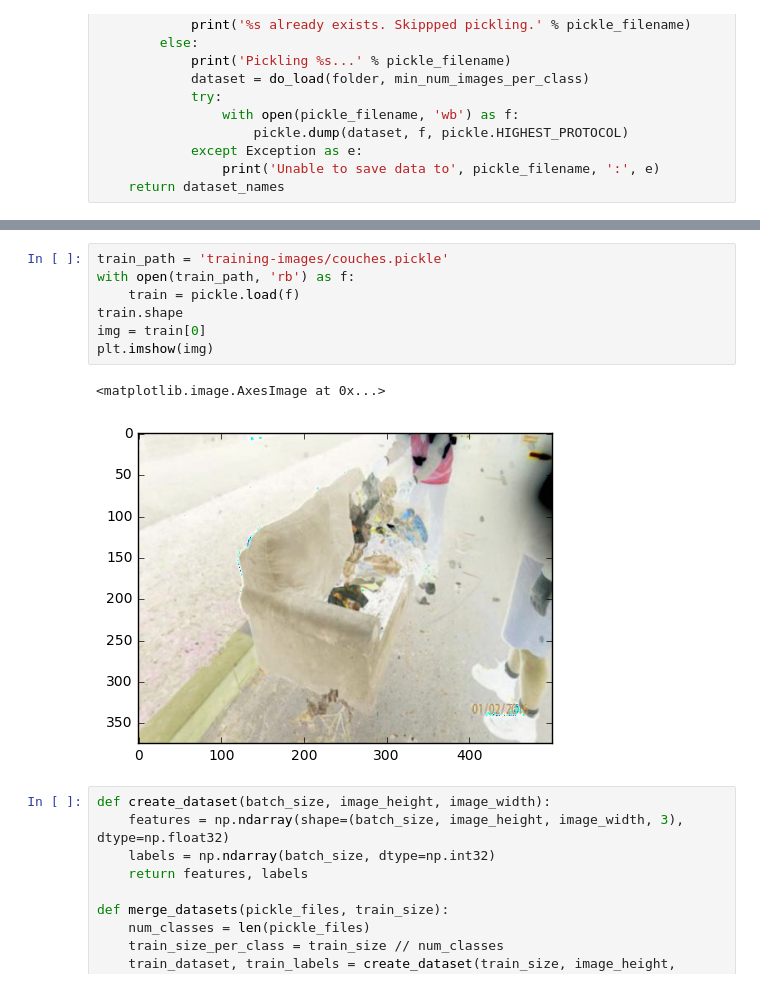
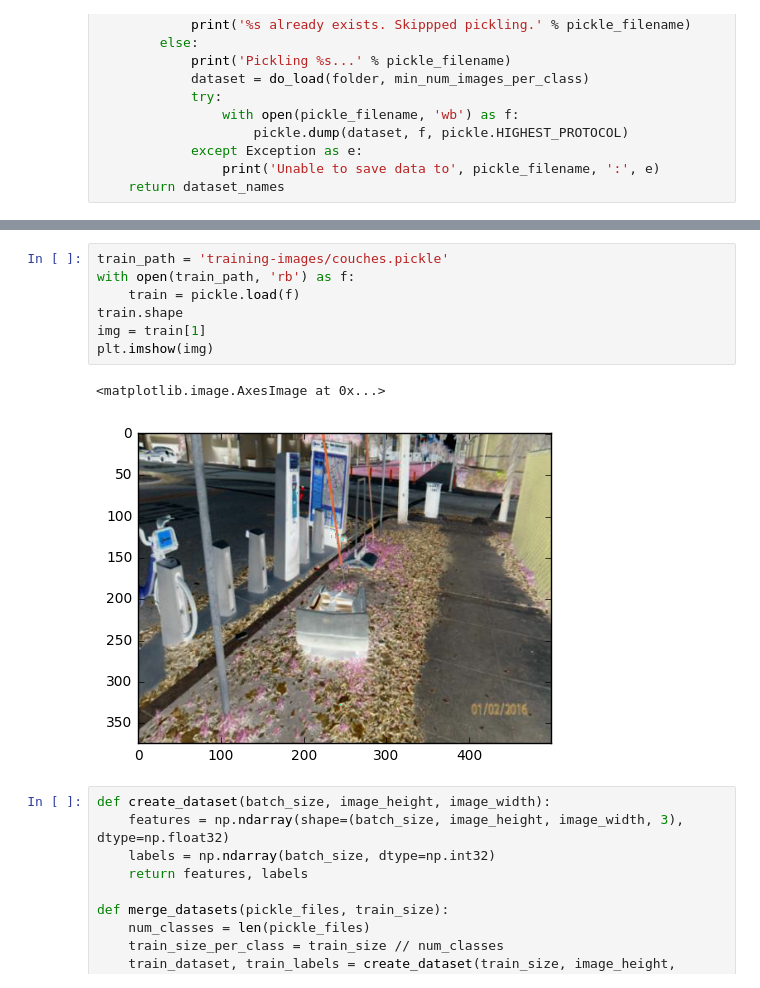
Before and after one commit to Gforky/illegal-dumping-object-detection-engine, a Jupyter notebook: classification-engine.ipynb, the cells around one changed output, grey strips where cells are left out. Drawn from its saved outputs; the diff is of its cells as text.

```diff
--- a/classification-engine.ipynb
+++ b/classification-engine.ipynb
@@ -109,13 +108,13 @@ Standard deviation: 74.2508
 # %%
 train_path = 'training-images/couches.pickle'
 with open(train_path, 'rb') as f:
     train = pickle.load(f)
 train.shape
-img = train[0]
+img = train[1]
 plt.imshow(img)
 # %% [output]
 <matplotlib.image.AxesImage at 0x...>
-[figure, old version]
+[figure, new version]
 # %%
 def create_dataset(batch_size, image_height, image_width):
     features = np.ndarray(shape=(batch_size, image_height, image_width, 3), dtype=np.float32)
```
Also changed, not shown: parts of 5 cells of this notebook, 2 other files.
